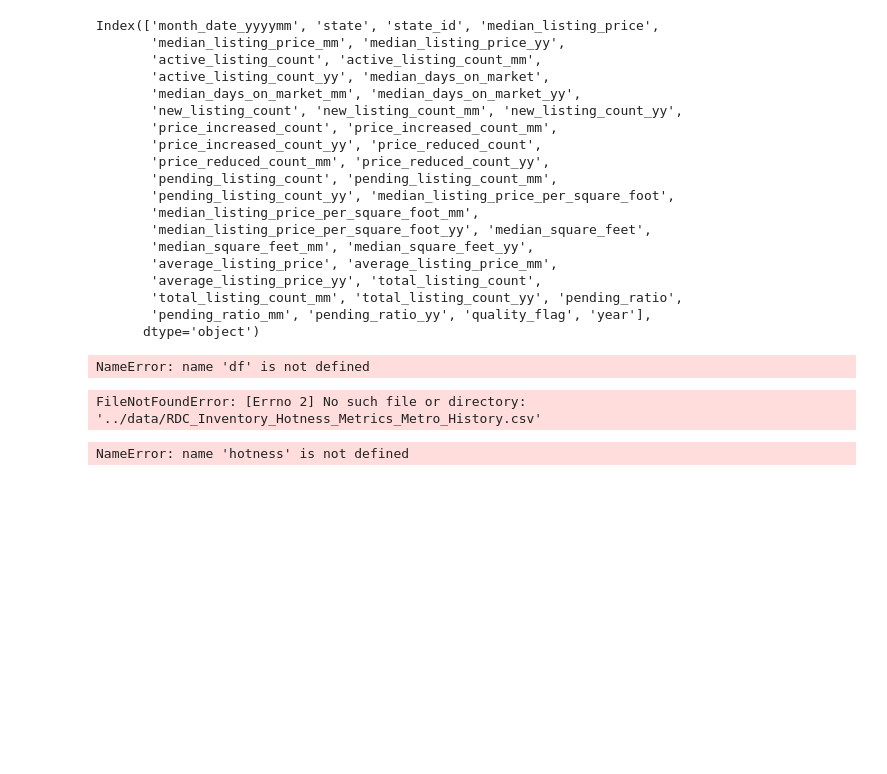
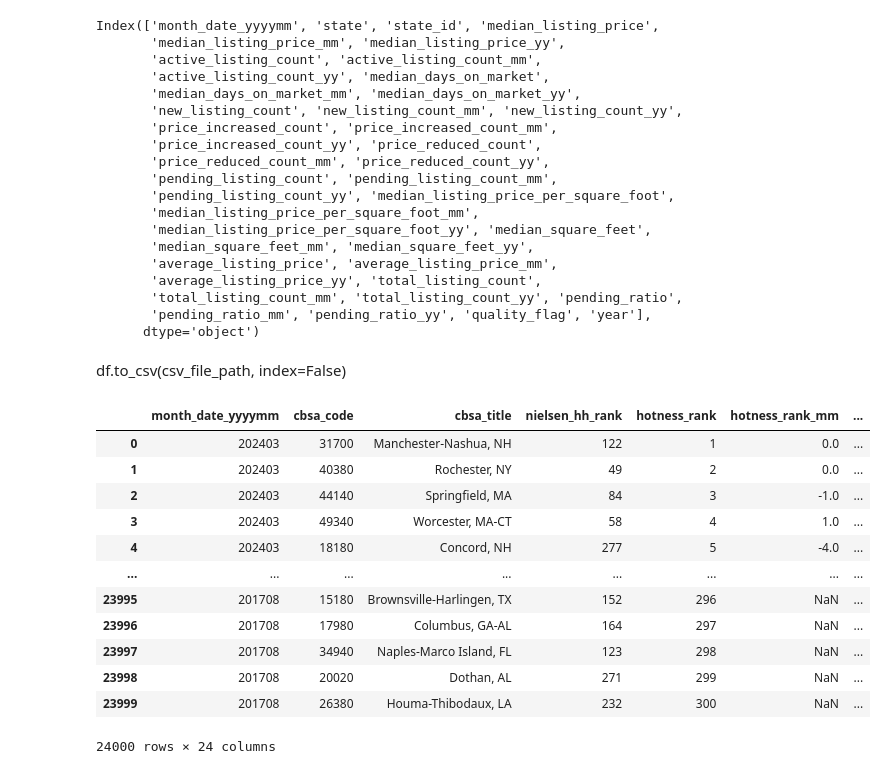
Before and after one commit to siri-anil/Capstone, a Jupyter notebook: capstone.ipynb, the cells around one changed output. Cells and saved outputs as stored; diff of their text form; code cells hidden in the pictures; blank space fills up the shorter version.

```diff
--- a/capstone.ipynb
+++ b/capstone.ipynb
@@ -158,19 +246,29 @@ home_df=home_sales[['month_date_yyyymm', 'state', 'state_id', 'median_listing_pr
       'quality_flag', 'year']]
 # %%
 csv_file_path= 'home_sales.csv'
-# %%
-df.to_csv(csv_file_path, index=False)
-# %% [output]
-NameError: name 'df' is not defined
+# %% [markdown]
+df.to_csv(csv_file_path, index=False)
 # %%
 home_df.to_csv(csv_file_path)
 # %%
 round(home_sales[['price_increased_count','price_reduced_count']].groupby([home_sales['state'],home_sales['year']]).mean()).reset_index()
 # %%
-pd.read_csv('../data/RDC_Inventory_Hotness_Metrics_Metro_History.csv')
+hotness=pd.read_csv('data/RDC_Inventory_Hotness_Metrics_Metro_History .csv',nrows=24000)
+hotness
 # %% [output]
+|  | month_date_yyyymm | cbsa_code | cbsa_title | nielsen_hh_rank | hotness_rank | hotness_rank_mm | ... |
+| 0 | 202403 | 31700 | Manchester-Nashua, NH | 122 | 1 | 0.0 | ... |
+| 1 | 202403 | 40380 | Rochester, NY | 49 | 2 | 0.0 | ... |
+| 2 | 202403 | 44140 | Springfield, MA | 84 | 3 | -1.0 | ... |
+| 3 | 202403 | 49340 | Worcester, MA-CT | 58 | 4 | 1.0 | ... |
+| 4 | 202403 | 18180 | Concord, NH | 277 | 5 | -4.0 | ... |
+| ... | ... | ... | ... | ... | ... | ... | ... |
+| 23995 | 201708 | 15180 | Brownsville-Harlingen, TX | 152 | 296 | NaN | ... |
+| 23996 | 201708 | 17980 | Columbus, GA-AL | 164 | 297 | NaN | ... |
+| 23997 | 201708 | 34940 | Naples-Marco Island, FL | 123 | 298 | NaN | ... |
+| 23998 | 201708 | 20020 | Dothan, AL | 271 | 299 | NaN | ... |
+| 23999 | 201708 | 26380 | Houma-Thibodaux, LA | 232 | 300 | NaN | ... |
-FileNotFoundError: [Errno 2] No such file or directory: '../data/RDC_Inventory_Hotness_Metrics_Metro_History.csv'
+24000 rows × 24 columns
 # %%
-hotness
+
+hotness['year']=pd.to_datetime(hotness['month_date_yyyymm'],format='%Y%m')
-# %% [output]
-NameError: name 'hotness' is not defined
```
Also changed, not shown: parts of 20 cells of this notebook, 1 other file.
